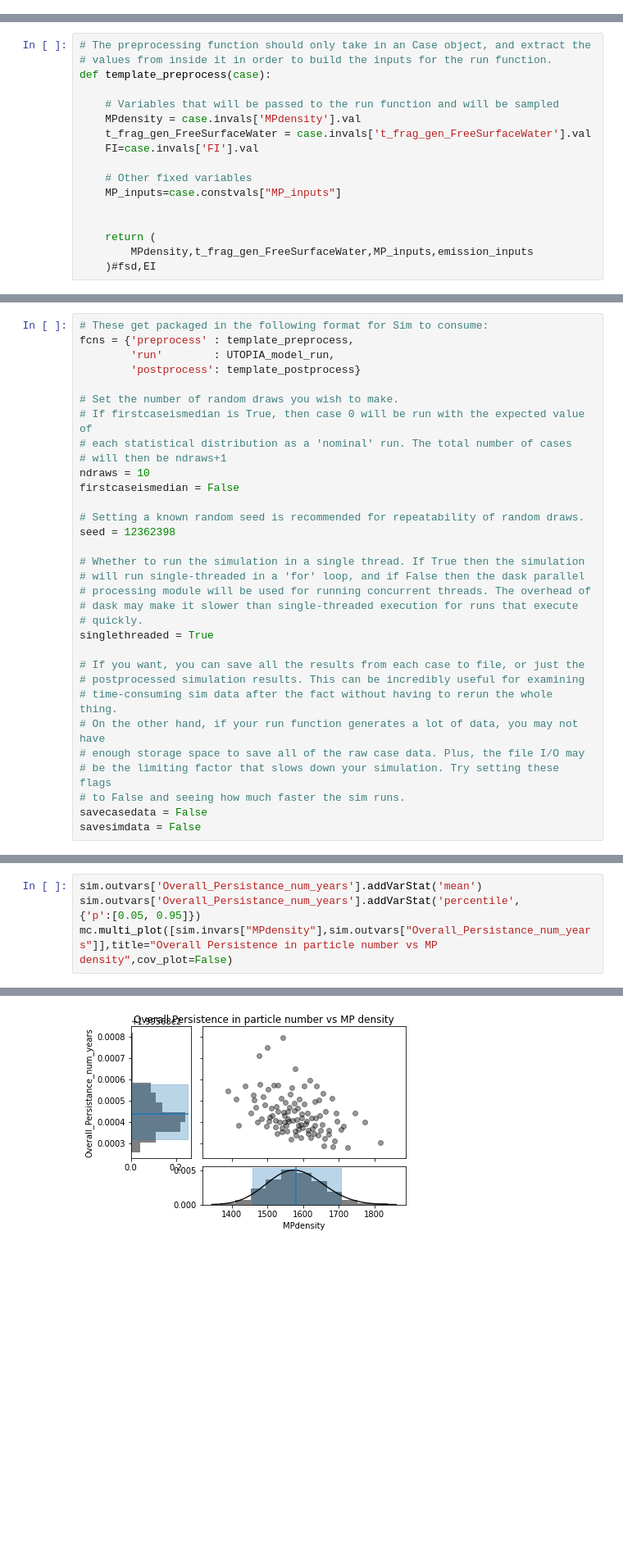
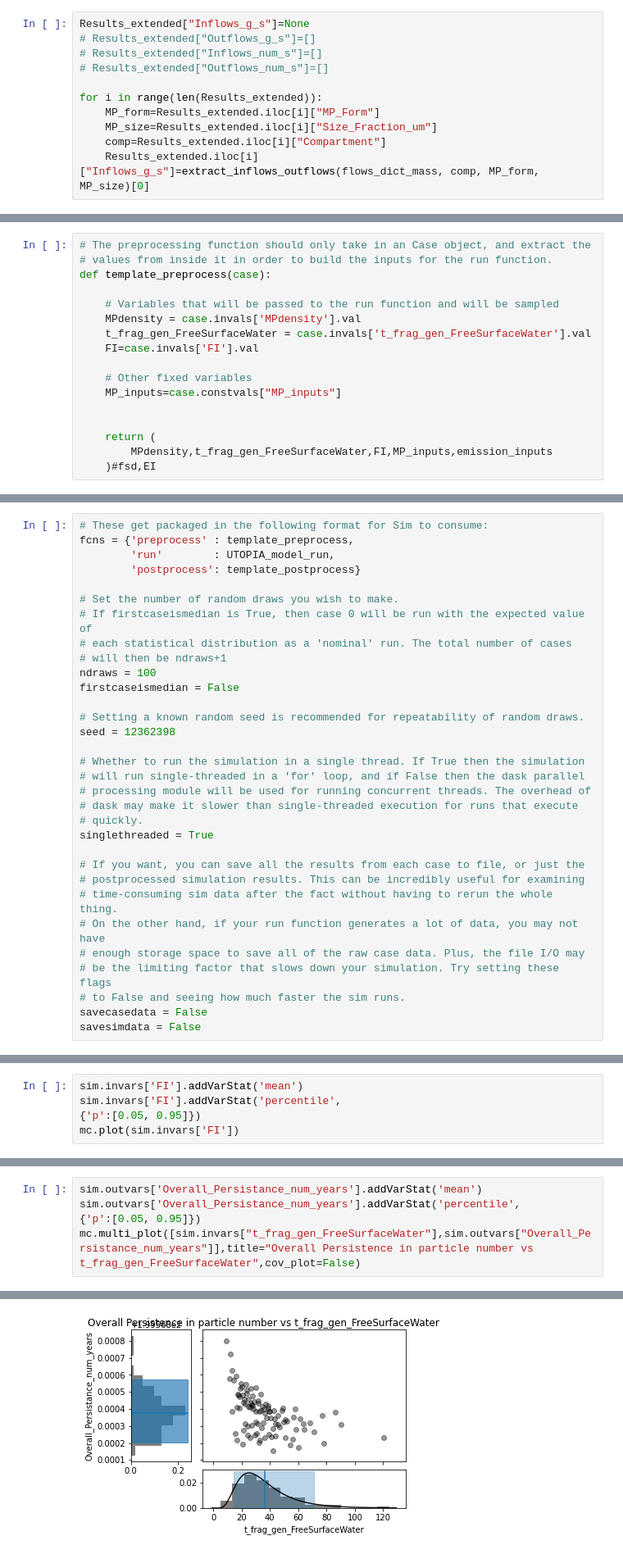
Before and after one commit to microplastics-cluster/UTOPIA_model, a Jupyter notebook: UTOPIA_test_notebook.ipynb, the cells around one changed output, grey strips where cells are left out. Shown: that part at 82% size. Cells and saved outputs as stored; diff of their text form; blank space fills up the shorter version.

```diff
--- a/UTOPIA_test_notebook.ipynb
+++ b/UTOPIA_test_notebook.ipynb
@@ -609,0 +669,11 @@ Results_comp_dict["Ocean_Surface_Water"]
+# %%
+Results_extended["Inflows_g_s"]=None
+# Results_extended["Outflows_g_s"]=[]
+# Results_extended["Inflows_num_s"]=[]
+# Results_extended["Outflows_num_s"]=[]
+
+for i in range(len(Results_extended)):
+    MP_form=Results_extended.iloc[i]["MP_Form"]
+    MP_size=Results_extended.iloc[i]["Size_Fraction_um"]
+    comp=Results_extended.iloc[i]["Compartment"]
+    Results_extended.iloc[i]["Inflows_g_s"]=extract_inflows_outflows(flows_dict_mass, comp, MP_form, MP_size)[0]
@@ -918,7 +990,7 @@ def template_preprocess(case):
 
 
     return (
-        MPdensity,t_frag_gen_FreeSurfaceWater,MP_inputs,emission_inputs
+        MPdensity,t_frag_gen_FreeSurfaceWater,FI,MP_inputs,emission_inputs
     )#fsd,EI
 # %%
 # The run function input arguments need to match up with the outputs in the unpacked
@@ -1076,7 +1148,7 @@ fcns = {'preprocess' : template_preprocess,
 # If firstcaseismedian is True, then case 0 will be run with the expected value of
 # each statistical distribution as a 'nominal' run. The total number of cases
 # will then be ndraws+1
-ndraws = 10
+ndraws = 100
 firstcaseismedian = False
 
 # Setting a known random seed is recommended for repeatability of random draws.
@@ -1180,0 +1215,5 @@ mc.plot(sim.invars['MPdensity'])
+# %%
+sim.invars['FI'].addVarStat('mean')
+sim.invars['FI'].addVarStat('percentile',
+{'p':[0.05, 0.95]})
+mc.plot(sim.invars['FI'])
@@ -1207,6 +1258,6 @@ mc.multi_plot([sim.invars["t_frag_gen_FreeSurfaceWater"],sim.outvars["Overall_Pe
 sim.outvars['Overall_Persistance_num_years'].addVarStat('mean')
 sim.outvars['Overall_Persistance_num_years'].addVarStat('percentile',
 {'p':[0.05, 0.95]})
-mc.multi_plot([sim.invars["MPdensity"],sim.outvars["Overall_Persistance_num_years"]],title="Overall Persistence in particle number vs MP density",cov_plot=False)
+mc.multi_plot([sim.invars["t_frag_gen_FreeSurfaceWater"],sim.outvars["Overall_Persistance_num_years"]],title="Overall Persistence in particle number vs t_frag_gen_FreeSurfaceWater",cov_plot=False)
 # %% [output]
 (<Figure size 432x288 with 3 Axes>,
@@ -1214,3 +1265,3 @@ mc.multi_plot([sim.invars["MPdensity"],sim.outvars["Overall_Persistance_num_year
   <Axes: ylabel='Overall_Persistance_num_years'>,
   <Axes: >))
-[figure, old version]
+[figure, new version]
```
Also changed, not shown: parts of 25 cells of this notebook, 3 other files.
